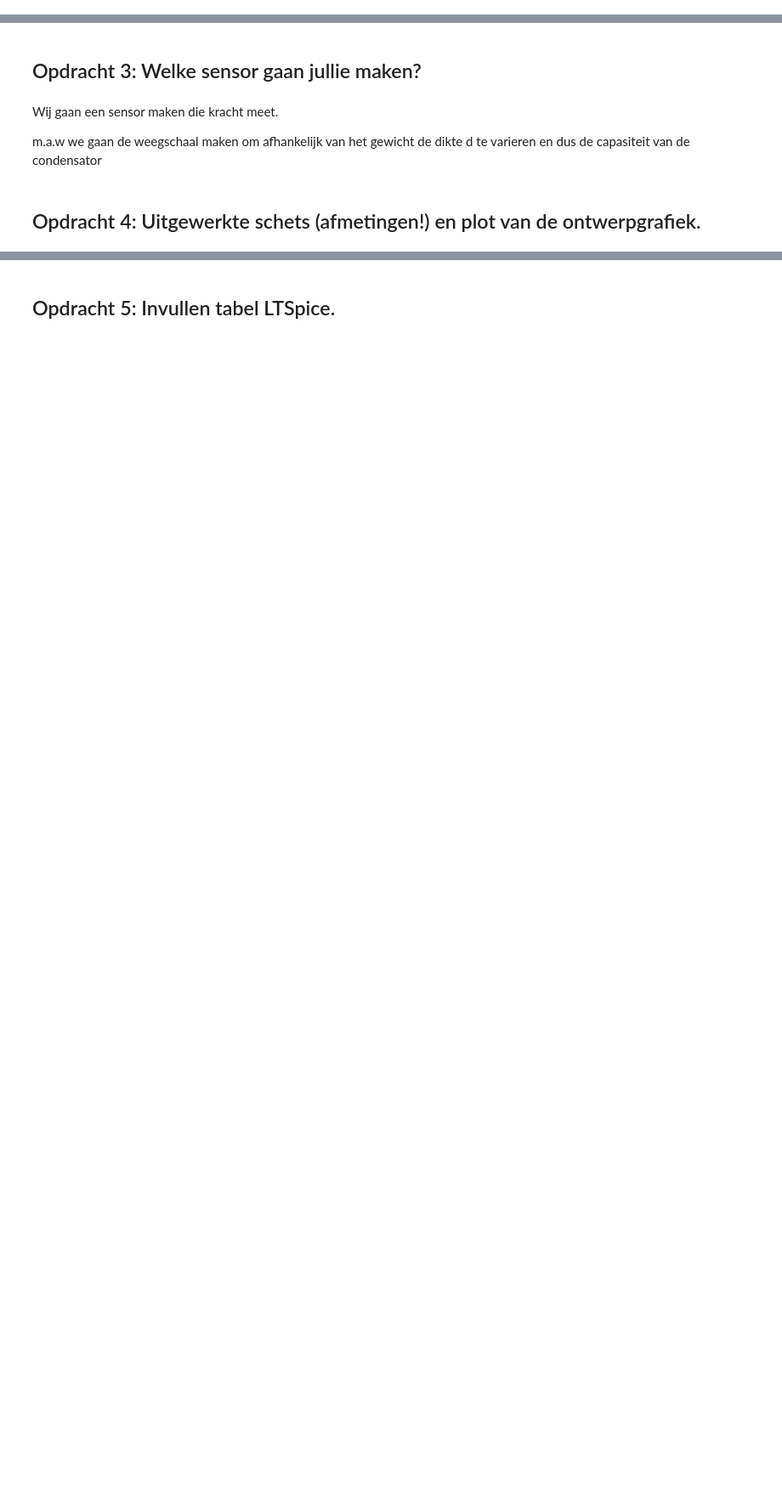
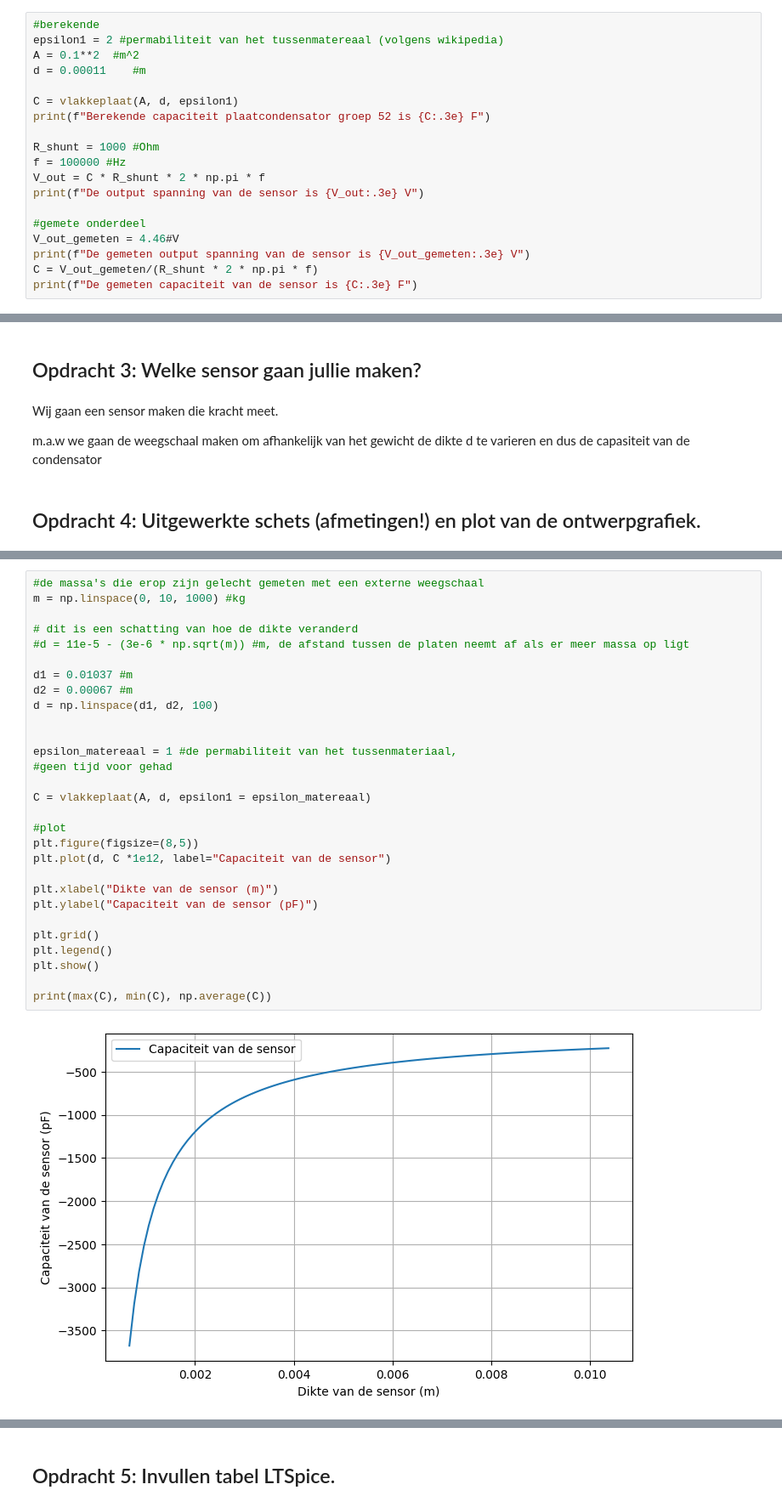
Before and after one commit to gltChboy/opdrachten-DEF-D, a Jupyter notebook: FysiekeOntwerpopdrachten/2OntwerpEenSensorCondensator/DEFOntwerpopdracht2OntwerpEenSensorInvulTemplate.ipynb, the cells around one changed output, grey strips where cells are left out. Shown at 85% size. Drawn from its saved outputs; the diff is of its cells as text; blank space fills up the shorter version.

Commit message:
Tijd

```diff
--- a/FysiekeOntwerpopdrachten/2OntwerpEenSensorCondensator/DEFOntwerpopdracht2OntwerpEenSensorInvulTemplate.ipynb
+++ b/FysiekeOntwerpopdrachten/2OntwerpEenSensorCondensator/DEFOntwerpopdracht2OntwerpEenSensorInvulTemplate.ipynb
@@ -89,0 +72,19 @@ print(f"De gemeten capaciteit van de sensor is {C:.3e} F")
+# %%
+#berekende
+epsilon1 = 2 #permabiliteit van het tussenmatereaal (volgens wikipedia)
+A = 0.1**2  #m^2
+d = 0.00011    #m
+
+C = vlakkeplaat(A, d, epsilon1)
+print(f"Berekende capaciteit plaatcondensator groep 52 is {C:.3e} F")
+
+R_shunt = 1000 #Ohm
+f = 100000 #Hz
+V_out = C * R_shunt * 2 * np.pi * f
+print(f"De output spanning van de sensor is {V_out:.3e} V")
+
+#gemete onderdeel
+V_out_gemeten = 4.46#V
+print(f"De gemeten output spanning van de sensor is {V_out_gemeten:.3e} V")
+C = V_out_gemeten/(R_shunt * 2 * np.pi * f)
+print(f"De gemeten capaciteit van de sensor is {C:.3e} F")
@@ -122,0 +133,31 @@ we gaan de weegschaal maken om afhankelijk van het gewicht de dikte d te variere
+# %%
+#de massa's die erop zijn gelecht gemeten met een externe weegschaal
+m = np.linspace(0, 10, 1000) #kg
+
+# dit is een schatting van hoe de dikte veranderd
+#d = 11e-5 - (3e-6 * np.sqrt(m)) #m, de afstand tussen de platen neemt af als er meer massa op ligt
+
+d1 = 0.01037 #m
+d2 = 0.00067 #m
+d = np.linspace(d1, d2, 100)
+
+
+epsilon_matereaal = 1 #de permabiliteit van het tussenmateriaal,
+#geen tijd voor gehad
+
+C = vlakkeplaat(A, d, epsilon1 = epsilon_matereaal)
+
+#plot
+plt.figure(figsize=(8,5))
+plt.plot(d, C *1e12, label="Capaciteit van de sensor")
+
+plt.xlabel("Dikte van de sensor (m)")
+plt.ylabel("Capaciteit van de sensor (pF)")
+
+plt.grid()
+plt.legend()
+plt.show()
+
+print(max(C), min(C), np.average(C))
+# %% [output]
+[figure, added]
```
Also changed, not shown: parts of 16 cells of this notebook, 1 other file.
